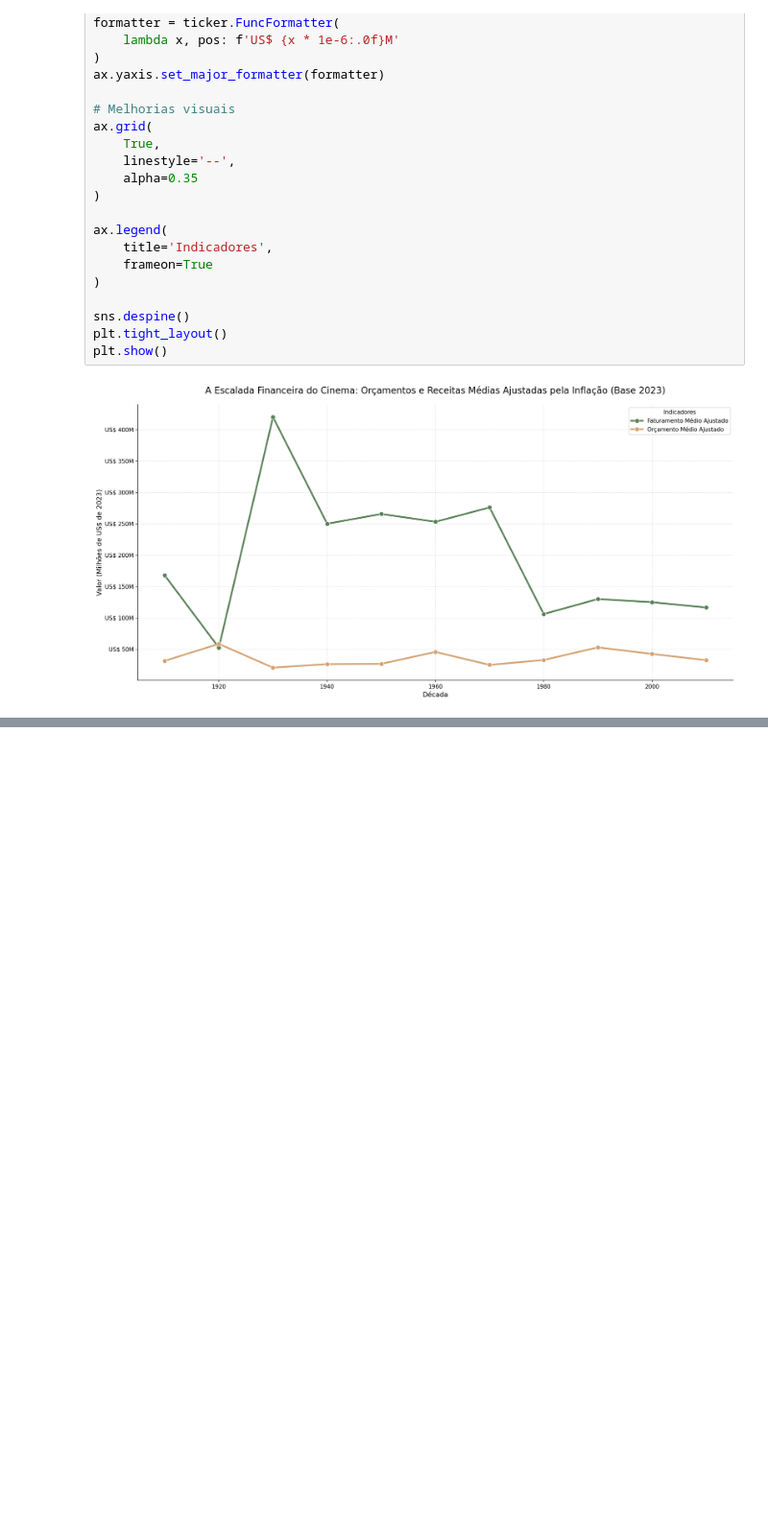
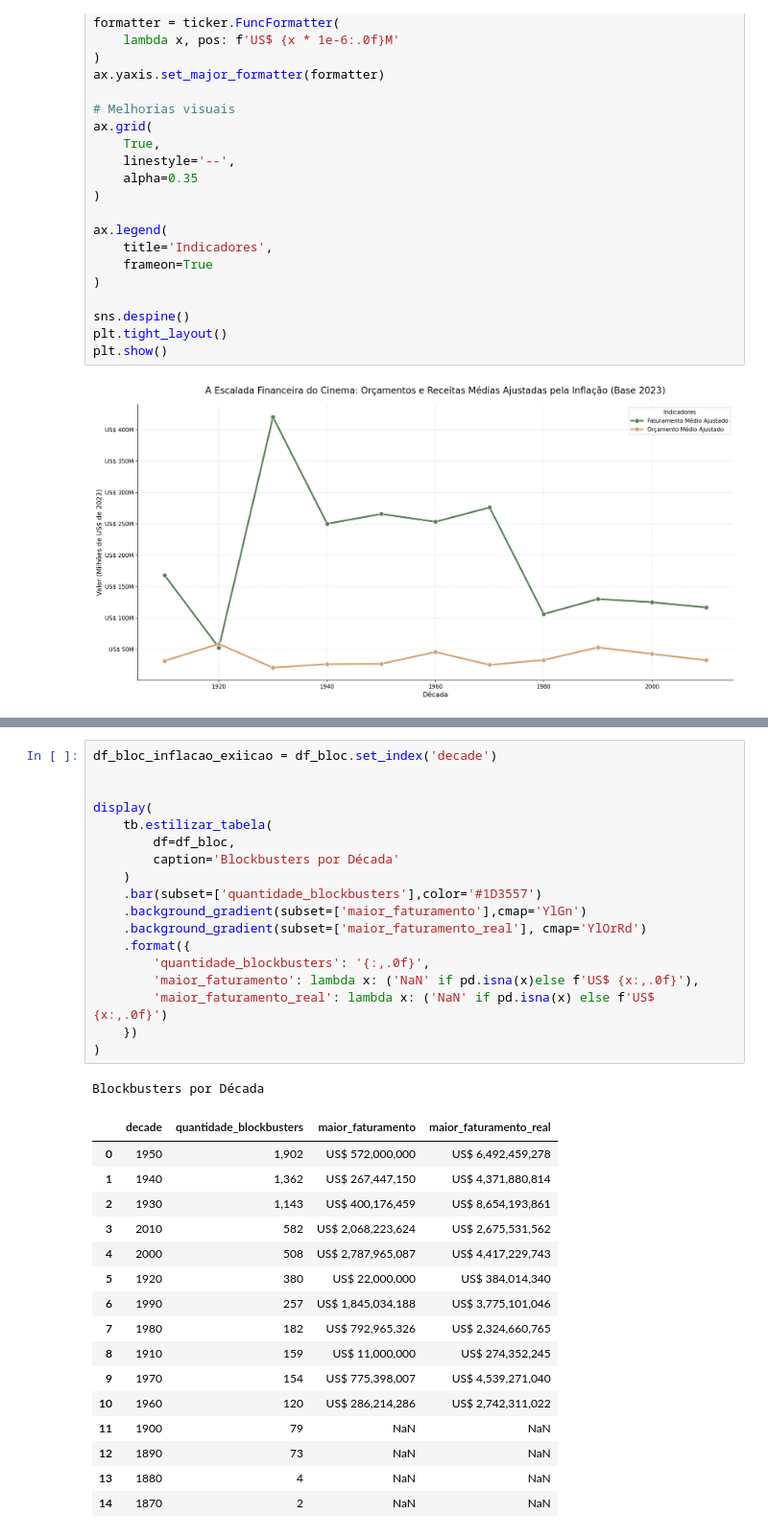
Before and after one commit to AleCecilio/entertainment_industry_performance_analysis, a Jupyter notebook: notebooks/02_data_analytics/18_analytics_financial_timeline.ipynb, the cells around one changed output, grey strips where cells are left out. Shown at 96% size. Drawn from its saved outputs; the diff is of its cells as text; blank space fills up the shorter version.

Commit message:
análise cenematográfica dos blockbuster ao logo das décadas

```diff
--- a/notebooks/02_data_analytics/18_analytics_financial_timeline.ipynb
+++ b/notebooks/02_data_analytics/18_analytics_financial_timeline.ipynb
@@ -261,0 +371,36 @@ plt.show()
+# %%
+df_bloc_inflacao_exiicao = df_bloc.set_index('decade')
+
+
+display(
+    tb.estilizar_tabela(
+        df=df_bloc,
+        caption='Blockbusters por Década'
+    )
+    .bar(subset=['quantidade_blockbusters'],color='#1D3557')
+    .background_gradient(subset=['maior_faturamento'],cmap='YlGn')
+    .background_gradient(subset=['maior_faturamento_real'], cmap='YlOrRd')
+    .format({
+        'quantidade_blockbusters': '{:,.0f}',
+        'maior_faturamento': lambda x: ('NaN' if pd.isna(x)else f'US$ {x:,.0f}'),
+        'maior_faturamento_real': lambda x: ('NaN' if pd.isna(x) else f'US$ {x:,.0f}')
+    })
+)
+# %% [output]
+Blockbusters por Década
+|  | decade | quantidade_blockbusters | maior_faturamento | maior_faturamento_real |
+| 0 | 1950 | 1,902 | US$ 572,000,000 | US$ 6,492,459,278 |
+| 1 | 1940 | 1,362 | US$ 267,447,150 | US$ 4,371,880,814 |
+| 2 | 1930 | 1,143 | US$ 400,176,459 | US$ 8,654,193,861 |
+| 3 | 2010 | 582 | US$ 2,068,223,624 | US$ 2,675,531,562 |
+| 4 | 2000 | 508 | US$ 2,787,965,087 | US$ 4,417,229,743 |
+| 5 | 1920 | 380 | US$ 22,000,000 | US$ 384,014,340 |
+| 6 | 1990 | 257 | US$ 1,845,034,188 | US$ 3,775,101,046 |
+| 7 | 1980 | 182 | US$ 792,965,326 | US$ 2,324,660,765 |
+| 8 | 1910 | 159 | US$ 11,000,000 | US$ 274,352,245 |
+| 9 | 1970 | 154 | US$ 775,398,007 | US$ 4,539,271,040 |
+| 10 | 1960 | 120 | US$ 286,214,286 | US$ 2,742,311,022 |
+| 11 | 1900 | 79 | NaN | NaN |
+| 12 | 1890 | 73 | NaN | NaN |
+| 13 | 1880 | 4 | NaN | NaN |
+| 14 | 1870 | 2 | NaN | NaN |
```
Also changed, not shown: parts of 9 cells of this notebook, 2 other files.
